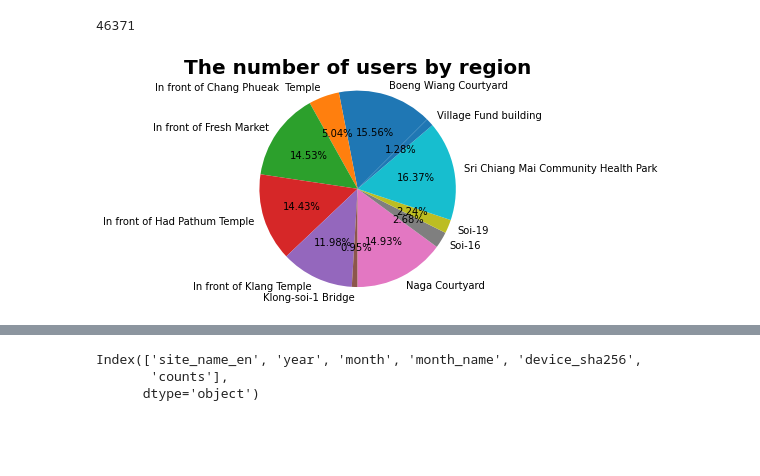
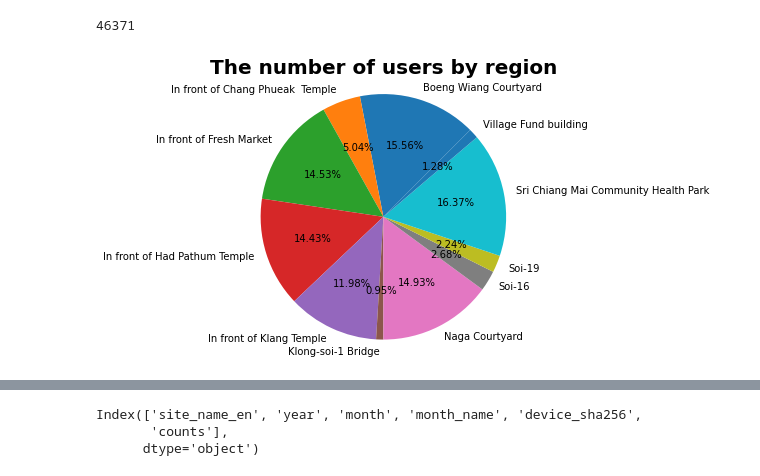
Before and after one commit to thalerngsak-wi/srichiangmaiwifi, a Jupyter notebook: wifi_client.ipynb, the cells around one changed output, grey strips where cells are left out. Drawn from its saved outputs; the diff is of its cells as text; code cells hidden in the pictures; blank space fills up the shorter version.

```diff
--- a/wifi_client.ipynb
+++ b/wifi_client.ipynb
@@ -149,13 +149,14 @@ site_all_pieChart.qty.sum()
 # %% [output]
 46371
 # %%
+plt.figure(figsize=(10, 5))
 plt.pie(site_all_pieChart['qty'], labels=site_all_pieChart['site_name_en'], autopct='%1.2f%%', startangle=45, explode=[0,0,0,0,0,0,0,0,0,0,0])
 plt.axis('equal')
 plt.title('The number of users by region',fontsize=20,fontweight='bold')
-plt.savefig('total_by_site.png')
+plt.savefig('total_by_site.jpg')
 plt.show()
 # %% [output]
-[figure, old version]
+[figure, new version]
 # %%
 groupby_site_month_uniqMac = pd.DataFrame(df.groupby(by=['site_name_en','year','month','month_name'])['device_sha256'].value_counts().reset_index(name='counts'))
 groupby_site_month_uniqMac
```
Also changed, not shown: parts of 30 cells of this notebook.
